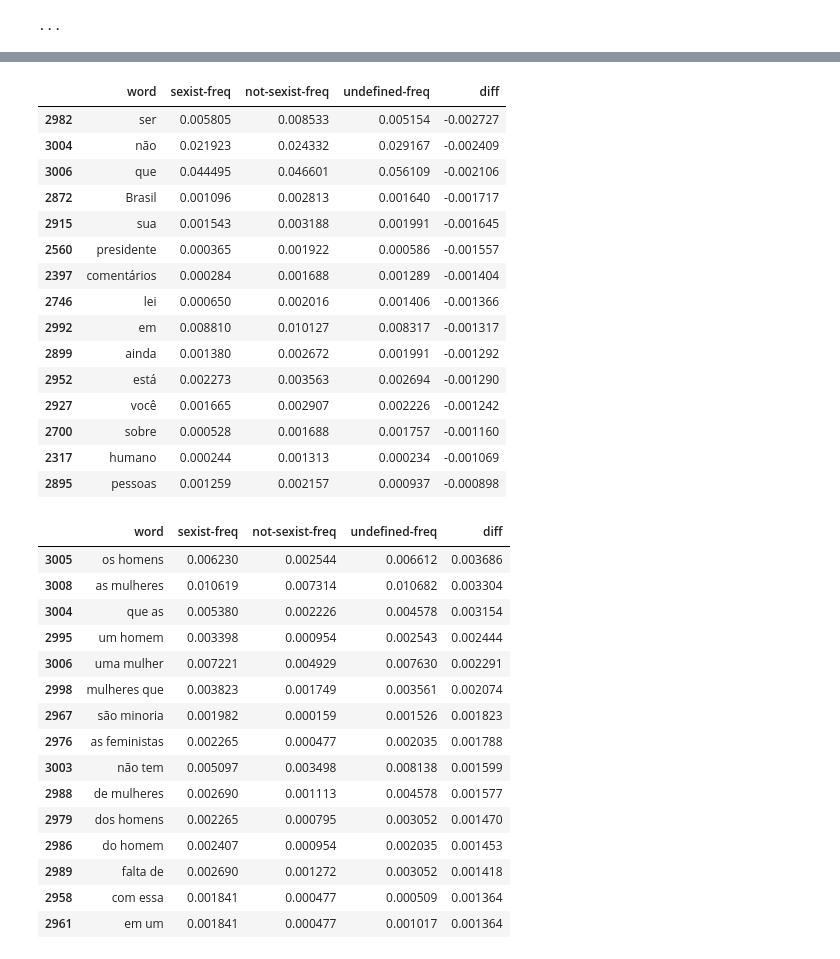
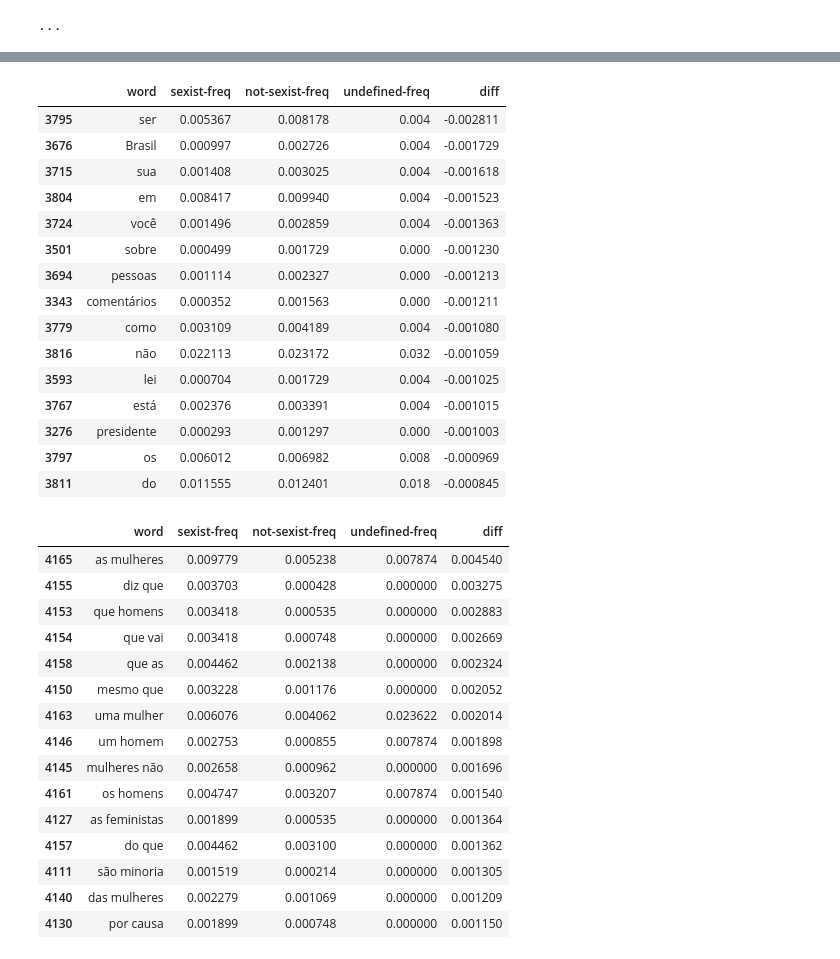
Before and after one commit to mlpbraga/sexism-data-analysis, a Jupyter notebook: data-serializer.ipynb, the cells around one changed output, grey strips where cells are left out. Cells and saved outputs as stored; diff of their text form; code cells hidden in the pictures.

Commit message:
refactor: dataframe generation

```diff
--- a/data-serializer.ipynb
+++ b/data-serializer.ipynb
@@ -10,6 +11,6 @@ Connected to database: [ec2-54-84-35-171.compute-1.amazonaws.com] @ 0 seconds
 # %%
 from modules.read_dataframe import Comments
 # %%
-comments = Comments()
+comments = Comments(conn, remake=False)
 # %% [output]
 ...
@@ -36,38 +39,38 @@ comments.sexist_words.head(15)
 comments.not_sexist_words.head(15)
 # %% [output]
 |  | word | sexist-freq | not-sexist-freq | undefined-freq | diff |
-| 2982 | ser | 0.005805 | 0.008533 | 0.005154 | -0.002727 |
-| 3004 | não | 0.021923 | 0.024332 | 0.029167 | -0.002409 |
-| 3006 | que | 0.044495 | 0.046601 | 0.056109 | -0.002106 |
-| 2872 | Brasil | 0.001096 | 0.002813 | 0.001640 | -0.001717 |
-| 2915 | sua | 0.001543 | 0.003188 | 0.001991 | -0.001645 |
-| 2560 | presidente | 0.000365 | 0.001922 | 0.000586 | -0.001557 |
-| 2397 | comentários | 0.000284 | 0.001688 | 0.001289 | -0.001404 |
-| 2746 | lei | 0.000650 | 0.002016 | 0.001406 | -0.001366 |
-| 2992 | em | 0.008810 | 0.010127 | 0.008317 | -0.001317 |
-| 2899 | ainda | 0.001380 | 0.002672 | 0.001991 | -0.001292 |
-| 2952 | está | 0.002273 | 0.003563 | 0.002694 | -0.001290 |
-| 2927 | você | 0.001665 | 0.002907 | 0.002226 | -0.001242 |
-| 2700 | sobre | 0.000528 | 0.001688 | 0.001757 | -0.001160 |
-| 2317 | humano | 0.000244 | 0.001313 | 0.000234 | -0.001069 |
-| 2895 | pessoas | 0.001259 | 0.002157 | 0.000937 | -0.000898 |
+| 3795 | ser | 0.005367 | 0.008178 | 0.004 | -0.002811 |
+| 3676 | Brasil | 0.000997 | 0.002726 | 0.004 | -0.001729 |
+| 3715 | sua | 0.001408 | 0.003025 | 0.004 | -0.001618 |
+| 3804 | em | 0.008417 | 0.009940 | 0.004 | -0.001523 |
+| 3724 | você | 0.001496 | 0.002859 | 0.004 | -0.001363 |
+| 3501 | sobre | 0.000499 | 0.001729 | 0.000 | -0.001230 |
+| 3694 | pessoas | 0.001114 | 0.002327 | 0.000 | -0.001213 |
+| 3343 | comentários | 0.000352 | 0.001563 | 0.000 | -0.001211 |
+| 3779 | como | 0.003109 | 0.004189 | 0.004 | -0.001080 |
+| 3816 | não | 0.022113 | 0.023172 | 0.032 | -0.001059 |
+| 3593 | lei | 0.000704 | 0.001729 | 0.004 | -0.001025 |
+| 3767 | está | 0.002376 | 0.003391 | 0.004 | -0.001015 |
+| 3276 | presidente | 0.000293 | 0.001297 | 0.000 | -0.001003 |
+| 3797 | os | 0.006012 | 0.006982 | 0.008 | -0.000969 |
+| 3811 | do | 0.011555 | 0.012401 | 0.018 | -0.000845 |
 # %%
-comments.sexisttf_bigrams.head(15)
+comments.sexist_bigrams.head(15)
 # %% [output]
 |  | word | sexist-freq | not-sexist-freq | undefined-freq | diff |
-| 3005 | os homens | 0.006230 | 0.002544 | 0.006612 | 0.003686 |
-| 3008 | as mulheres | 0.010619 | 0.007314 | 0.010682 | 0.003304 |
-| 3004 | que as | 0.005380 | 0.002226 | 0.004578 | 0.003154 |
-| 2995 | um homem | 0.003398 | 0.000954 | 0.002543 | 0.002444 |
-| 3006 | uma mulher | 0.007221 | 0.004929 | 0.007630 | 0.002291 |
-| 2998 | mulheres que | 0.003823 | 0.001749 | 0.003561 | 0.002074 |
-| 2967 | são minoria | 0.001982 | 0.000159 | 0.001526 | 0.001823 |
-| 2976 | as feministas | 0.002265 | 0.000477 | 0.002035 | 0.001788 |
-| 3003 | não tem | 0.005097 | 0.003498 | 0.008138 | 0.001599 |
-| 2988 | de mulheres | 0.002690 | 0.001113 | 0.004578 | 0.001577 |
-| 2979 | dos homens | 0.002265 | 0.000795 | 0.003052 | 0.001470 |
-| 2986 | do homem | 0.002407 | 0.000954 | 0.002035 | 0.001453 |
-| 2989 | falta de | 0.002690 | 0.001272 | 0.003052 | 0.001418 |
-| 2958 | com essa | 0.001841 | 0.000477 | 0.000509 | 0.001364 |
-| 2961 | em um | 0.001841 | 0.000477 | 0.001017 | 0.001364 |
+| 4165 | as mulheres | 0.009779 | 0.005238 | 0.007874 | 0.004540 |
+| 4155 | diz que | 0.003703 | 0.000428 | 0.000000 | 0.003275 |
+| 4153 | que homens | 0.003418 | 0.000535 | 0.000000 | 0.002883 |
+| 4154 | que vai | 0.003418 | 0.000748 | 0.000000 | 0.002669 |
+| 4158 | que as | 0.004462 | 0.002138 | 0.000000 | 0.002324 |
+| 4150 | mesmo que | 0.003228 | 0.001176 | 0.000000 | 0.002052 |
+| 4163 | uma mulher | 0.006076 | 0.004062 | 0.023622 | 0.002014 |
+| 4146 | um homem | 0.002753 | 0.000855 | 0.007874 | 0.001898 |
+| 4145 | mulheres não | 0.002658 | 0.000962 | 0.000000 | 0.001696 |
+| 4161 | os homens | 0.004747 | 0.003207 | 0.007874 | 0.001540 |
+| 4127 | as feministas | 0.001899 | 0.000535 | 0.000000 | 0.001364 |
+| 4157 | do que | 0.004462 | 0.003100 | 0.000000 | 0.001362 |
+| 4111 | são minoria | 0.001519 | 0.000214 | 0.000000 | 0.001305 |
+| 4140 | das mulheres | 0.002279 | 0.001069 | 0.000000 | 0.001209 |
+| 4130 | por causa | 0.001899 | 0.000748 | 0.000000 | 0.001150 |
 # %%
```
Also changed, not shown: parts of 6 cells of this notebook, 17 other files.
